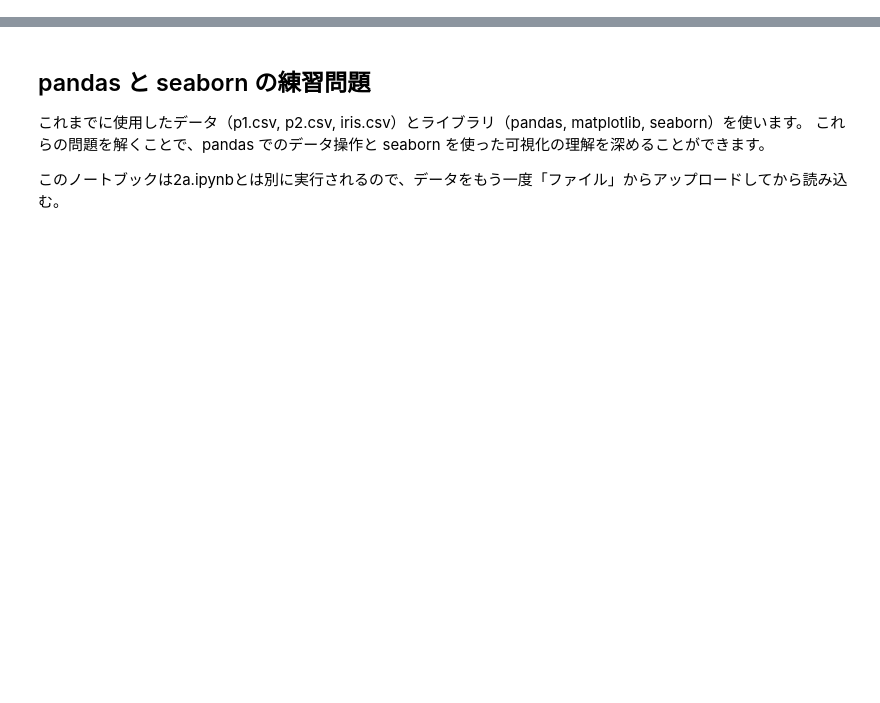
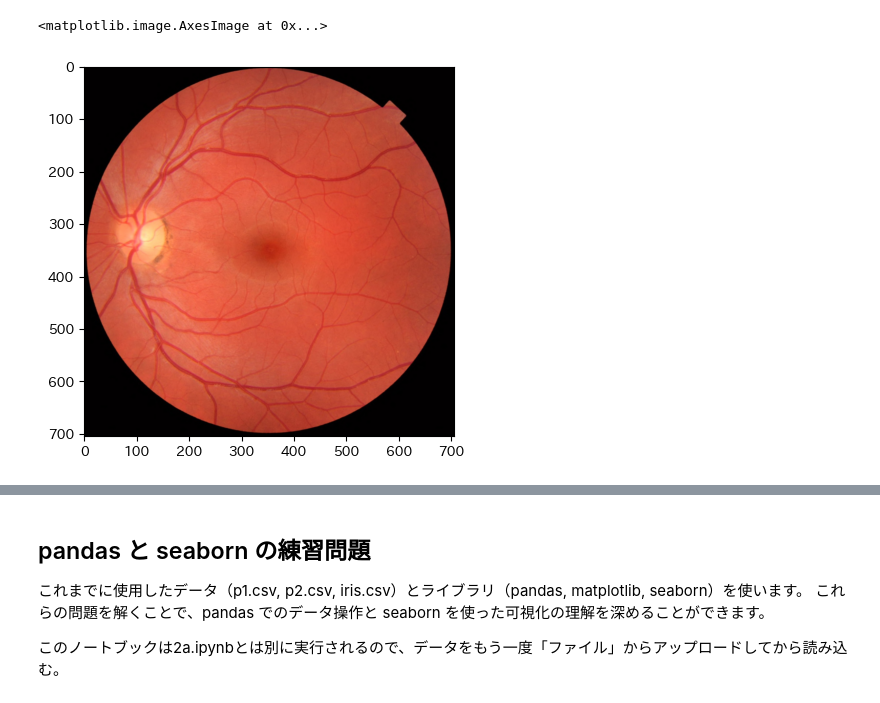
Before and after one commit to kyorin-phys/MLIntro2026, a Jupyter notebook: 2/ex2.ipynb, the cells around one changed output, grey strips where cells are left out. Cells and saved outputs as stored; diff of their text form; code cells hidden in the pictures; blank space fills up the shorter version.

```diff
--- a/2/ex2.ipynb
+++ b/2/ex2.ipynb
@@ -45,8 +75,15 @@ img = data.retina()
 # %%
 # 問題6: 問題5の眼底写真を、元のサイズの半分にリサイズして表示してください。
 # ヒント: Image.fromarray(img) でPillowの画像に変換できる
 
 # 以下にコードを記述
+half = Image.fromarray(img)
+w, h = half.size
+newimg = half.resize((w//2, h//2))
+plt.imshow(newimg)
+# %% [output]
+<matplotlib.image.AxesImage at 0x...>
+[figure, added]
 # %%
 # 問題7: 免疫染色の画像を読み込み、R, G, B の3つのチャンネルを別々にグレースケールで並べて表示してください。
 # ヒント: カラー画像の配列 ihc の形は (縦, 横, 3)。Rチャンネルは ihc[:, :, 0]
```
Also changed, not shown: parts of 14 cells of this notebook, 2 other files.
